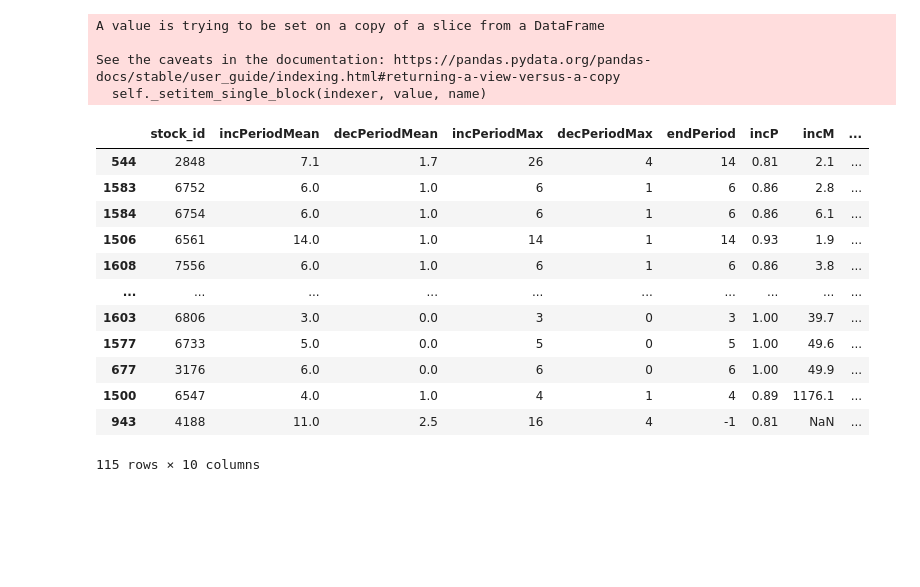
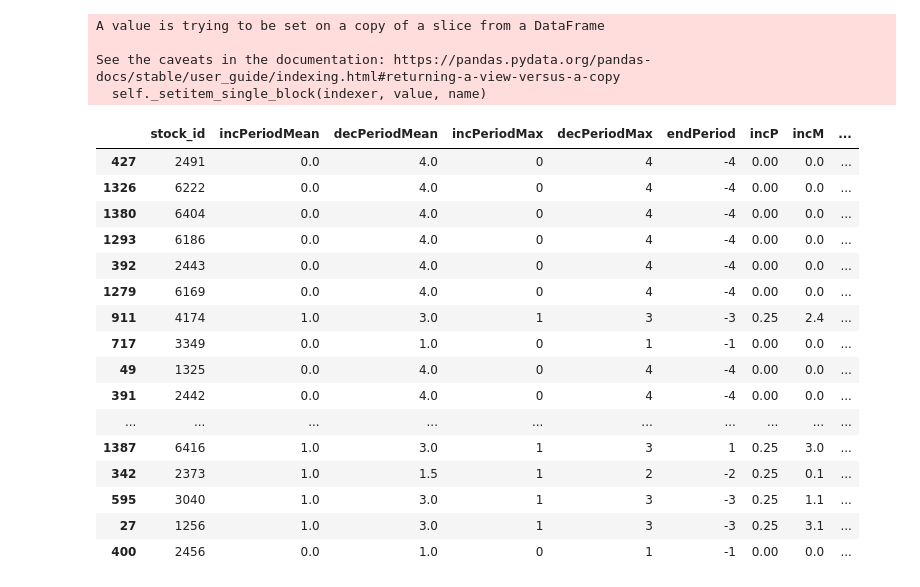
Before and after one commit to pkh-forresthsia/beTrue, a Jupyter notebook: statement.ipynb, the cells around one changed output. Saved outputs shown, nothing was run; the diff lists cells and outputs as text; code cells hidden in the pictures; blank space fills up the shorter version.

```diff
--- a/statement.ipynb
+++ b/statement.ipynb
@@ -1,7 +1,9 @@
 # %%
 from statement import *
+pd.set_option('display.max_columns',None)
+pd.set_option('display.max_rows',None)
 # %%
-st=StatementManage('2022-11-08',25)
+st=StatementManage('2022-11-22',2)
 # %%
 periodAnalysis1=st.periodAnalysis('Revenue')
 # %% [output]
@@ -10,18 +12,23 @@ A value is trying to be set on a copy of a slice from a DataFrame
 See the caveats in the documentation: https://pandas.pydata.org/pandas-docs/stable/user_guide/indexing.html#returning-a-view-versus-a-copy
   self._setitem_single_block(indexer, value, name)
 # %%
-periodAnalysis1[periodAnalysis1['incP']>0.8].sort_values(by='growth')
+# periodAnalysis1[periodAnalysis1['incP']>0.8].sort_values(by='growth')
+periodAnalysis1.sort_values(by='growth')
 # %% [output]
 |  | stock_id | incPeriodMean | decPeriodMean | incPeriodMax | decPeriodMax | endPeriod | incP | incM | ... |
-| 544 | 2848 | 7.1 | 1.7 | 26 | 4 | 14 | 0.81 | 2.1 | ... |
-| 1583 | 6752 | 6.0 | 1.0 | 6 | 1 | 6 | 0.86 | 2.8 | ... |
-| 1584 | 6754 | 6.0 | 1.0 | 6 | 1 | 6 | 0.86 | 6.1 | ... |
-| 1506 | 6561 | 14.0 | 1.0 | 14 | 1 | 14 | 0.93 | 1.9 | ... |
-| 1608 | 7556 | 6.0 | 1.0 | 6 | 1 | 6 | 0.86 | 3.8 | ... |
+| 427 | 2491 | 0.0 | 4.0 | 0 | 4 | -4 | 0.00 | 0.0 | ... |
+| 1326 | 6222 | 0.0 | 4.0 | 0 | 4 | -4 | 0.00 | 0.0 | ... |
+| 1380 | 6404 | 0.0 | 4.0 | 0 | 4 | -4 | 0.00 | 0.0 | ... |
+| 1293 | 6186 | 0.0 | 4.0 | 0 | 4 | -4 | 0.00 | 0.0 | ... |
+| 392 | 2443 | 0.0 | 4.0 | 0 | 4 | -4 | 0.00 | 0.0 | ... |
+| 1279 | 6169 | 0.0 | 4.0 | 0 | 4 | -4 | 0.00 | 0.0 | ... |
+| 911 | 4174 | 1.0 | 3.0 | 1 | 3 | -3 | 0.25 | 2.4 | ... |
+| 717 | 3349 | 0.0 | 1.0 | 0 | 1 | -1 | 0.00 | 0.0 | ... |
+| 49 | 1325 | 0.0 | 4.0 | 0 | 4 | -4 | 0.00 | 0.0 | ... |
+| 391 | 2442 | 0.0 | 4.0 | 0 | 4 | -4 | 0.00 | 0.0 | ... |
 | ... | ... | ... | ... | ... | ... | ... | ... | ... | ... |
-| 1603 | 6806 | 3.0 | 0.0 | 3 | 0 | 3 | 1.00 | 39.7 | ... |
-| 1577 | 6733 | 5.0 | 0.0 | 5 | 0 | 5 | 1.00 | 49.6 | ... |
-| 677 | 3176 | 6.0 | 0.0 | 6 | 0 | 6 | 1.00 | 49.9 | ... |
-| 1500 | 6547 | 4.0 | 1.0 | 4 | 1 | 4 | 0.89 | 1176.1 | ... |
-| 943 | 4188 | 11.0 | 2.5 | 16 | 4 | -1 | 0.81 | NaN | ... |
+| 1387 | 6416 | 1.0 | 3.0 | 1 | 3 | 1 | 0.25 | 3.0 | ... |
+| 342 | 2373 | 1.0 | 1.5 | 1 | 2 | -2 | 0.25 | 0.1 | ... |
+| 595 | 3040 | 1.0 | 3.0 | 1 | 3 | -3 | 0.25 | 1.1 | ... |
+| 27 | 1256 | 1.0 | 3.0 | 1 | 3 | -3 | 0.25 | 3.1 | ... |
+| 400 | 2456 | 0.0 | 1.0 | 0 | 1 | -1 | 0.00 | 0.0 | ... |
-115 rows × 10 columns
```
Also changed, not shown: 5 other files.
